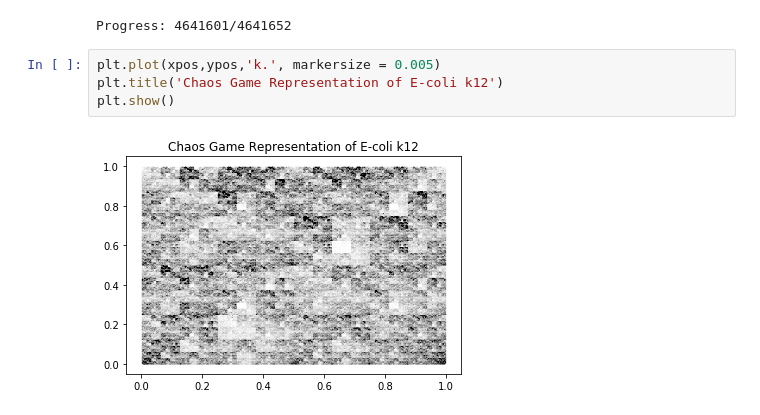
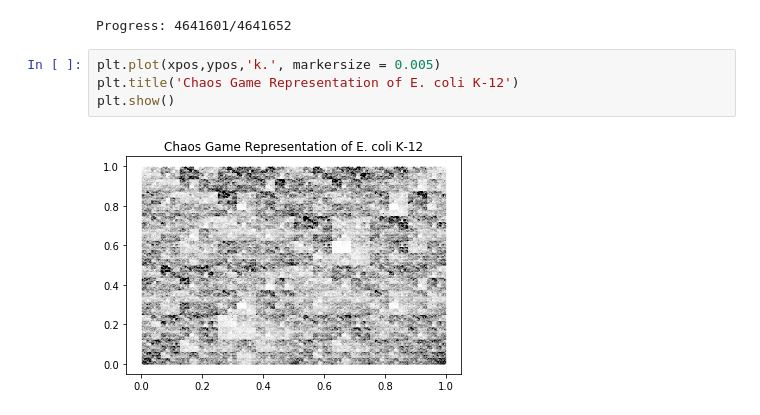
Before and after one commit to jokesire/CSCI4314_FinalProject, a Jupyter notebook: Chaos Game Representation.ipynb, the cells around one changed output. Saved outputs shown, nothing was run; the diff lists cells and outputs as text.

```diff
--- a/Chaos Game Representation.ipynb
+++ b/Chaos Game Representation.ipynb
@@ -35,7 +35,7 @@ xpos,ypos = cgr_genome(genome)
 Progress: 4641601/4641652
 # %%
 plt.plot(xpos,ypos,'k.', markersize = 0.005)
-plt.title('Chaos Game Representation of E-coli k12')
+plt.title('Chaos Game Representation of E. coli K-12')
 plt.show()
 # %% [output]
-[figure, old version]
+[figure, new version]
```
Also changed, not shown: 2 other files.
